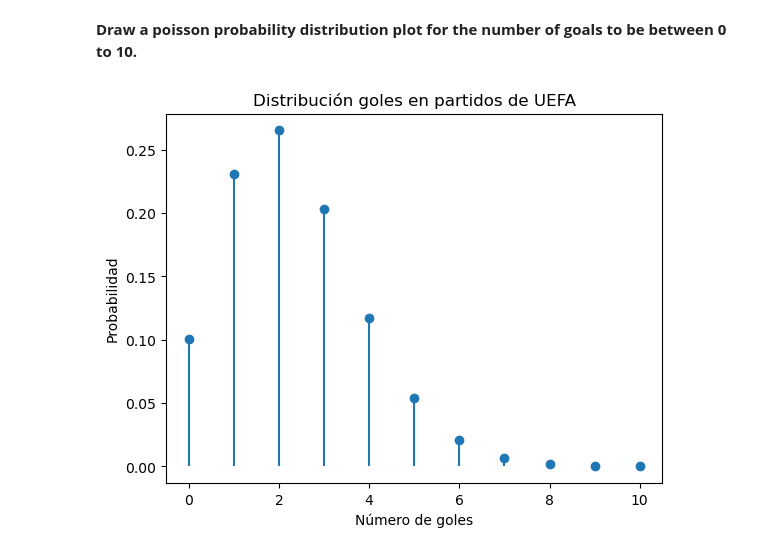
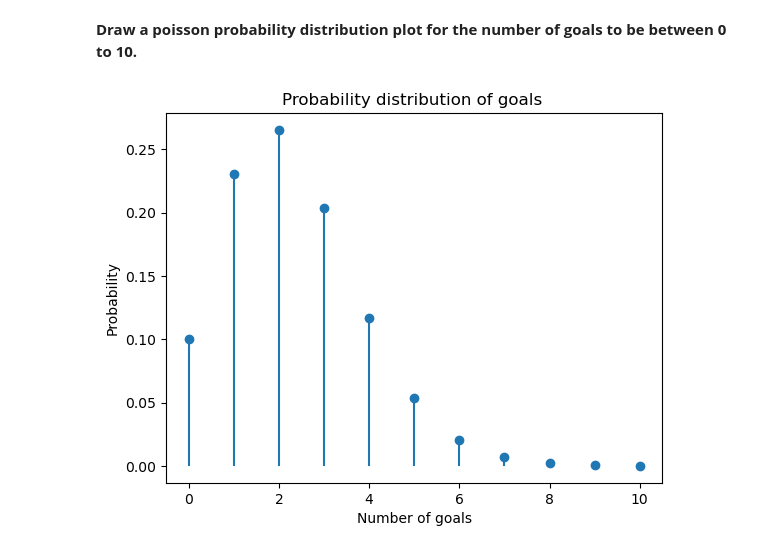
Before and after one commit to Ironhack-Data-Madrid-PartTime-Oct22/lab-discrete-probability-distribution, a Jupyter notebook: your-code/main.ipynb, the cells around one changed output. Saved outputs shown, nothing was run; the diff lists cells and outputs as text; code cells hidden in the pictures.

```diff
--- a/your-code/main.ipynb
+++ b/your-code/main.ipynb
@@ -170,15 +170,15 @@ The probability that the number of goals scored in a match was 5 is : 0.05377502
 # %%
 # your code here
 
 goals = np.arange(0,11)
 done_goals = my_poisson.pmf(goals)
 
 # Please label the axes and give a title to the plot
 
 plt.plot(goals, my_poisson.pmf(goals), 'o')
 plt.vlines(goals, 0, done_goals)
-plt.title("Distribución goles en partidos de UEFA")
-plt.xlabel("Número de goles")
-plt.ylabel("Probabilidad");
+plt.title("Probability distribution of goals ")
+plt.xlabel("Number of goals")
+plt.ylabel("Probability");
 # %% [output]
-[figure, old version]
+[figure, new version]
```
Also changed, not shown: parts of 3 cells of this notebook.
